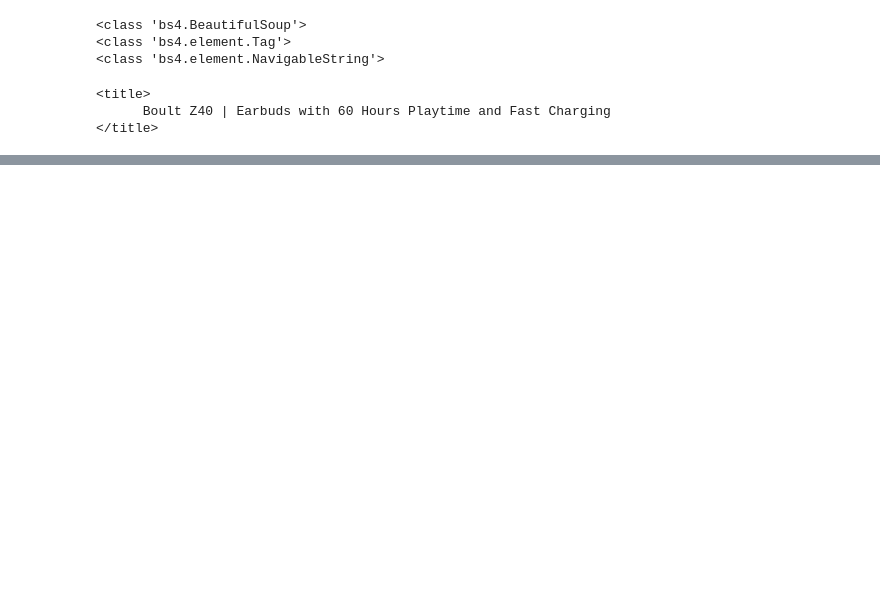
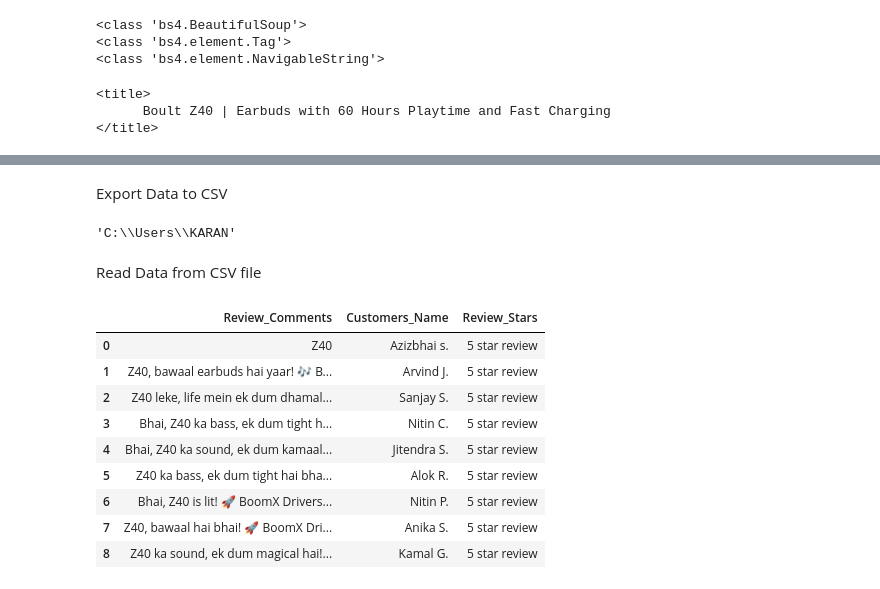
Before and after one commit to Karanguptaa/Boult_Audio_Web-Scrapping-Project, a Jupyter notebook: boult_speaker.ipynb, the cells around one changed output, grey strips where cells are left out. Saved outputs shown, nothing was run; the diff lists cells and outputs as text; code cells hidden in the pictures; blank space fills up the shorter version.

```diff
--- a/boult_speaker.ipynb
+++ b/boult_speaker.ipynb
@@ -91,0 +204,2 @@ colour.strip().replace('\n\n\n\n\n\n',' ')
+# %% [markdown]
+Export Data to CSV
@@ -91,0 +208,21 @@ colour.strip().replace('\n\n\n\n\n\n',' ')
+# %%
+import os
+os.getcwd()
+# %% [output]
+'C:\\Users\\KARAN'
+# %% [markdown]
+Read Data from CSV file
+# %%
+df1 = pd.read_csv("Rynox_Gear_reviews.csv")
+df1
+# %% [output]
+|  | Review_Comments | Customers_Name | Review_Stars |
+| 0 | Z40 | Azizbhai s. | 5 star review |
+| 1 | Z40, bawaal earbuds hai yaar! 🎶 B... | Arvind J. | 5 star review |
+| 2 | Z40 leke, life mein ek dum dhamal... | Sanjay S. | 5 star review |
+| 3 | Bhai, Z40 ka bass, ek dum tight h... | Nitin C. | 5 star review |
+| 4 | Bhai, Z40 ka sound, ek dum kamaal... | Jitendra S. | 5 star review |
+| 5 | Z40 ka bass, ek dum tight hai bha... | Alok R. | 5 star review |
+| 6 | Bhai, Z40 is lit! 🚀 BoomX Drivers... | Nitin P. | 5 star review |
+| 7 | Z40, bawaal hai bhai! 🚀 BoomX Dri... | Anika S. | 5 star review |
+| 8 | Z40 ka sound, ek dum magical hai!... | Kamal G. | 5 star review |
```
Also changed, not shown: parts of 19 cells of this notebook, 1 other file.
